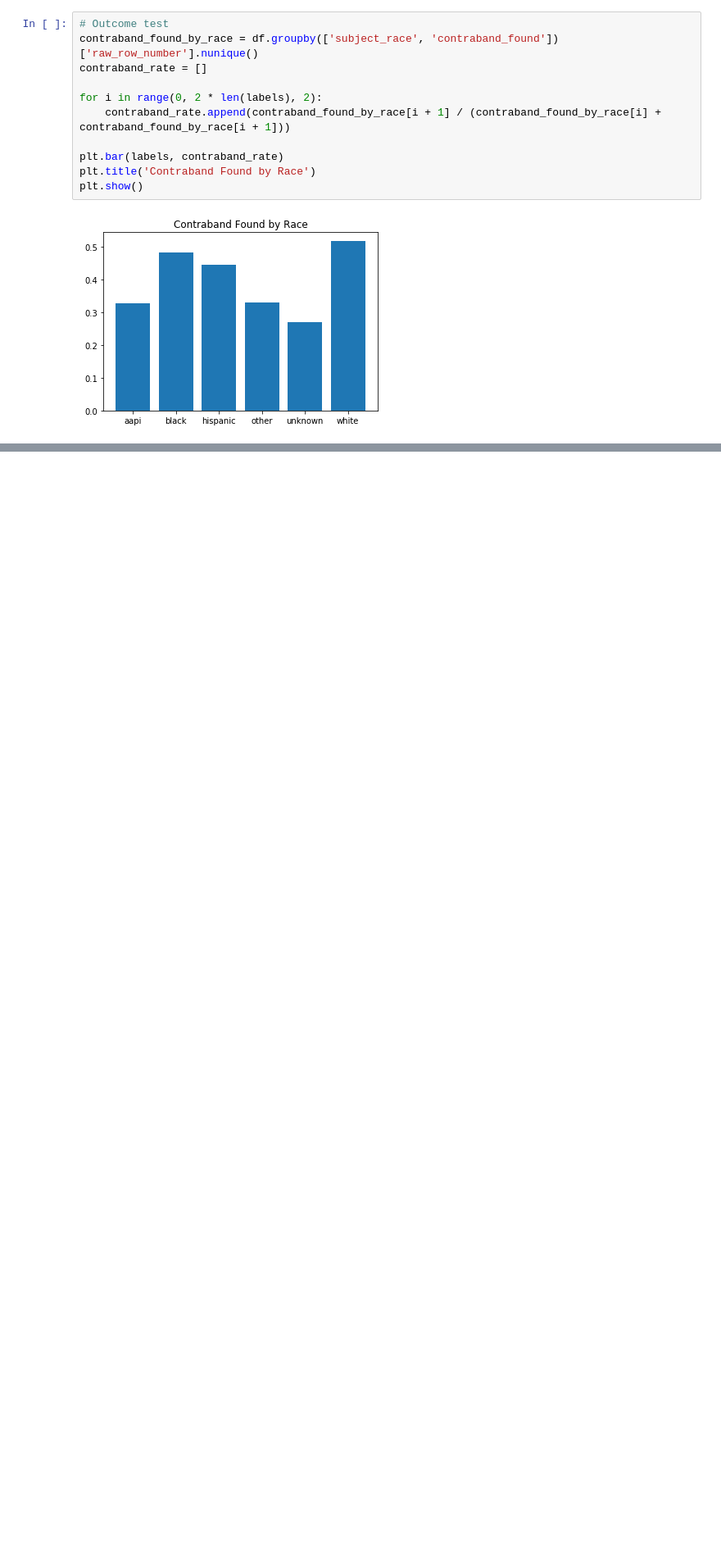
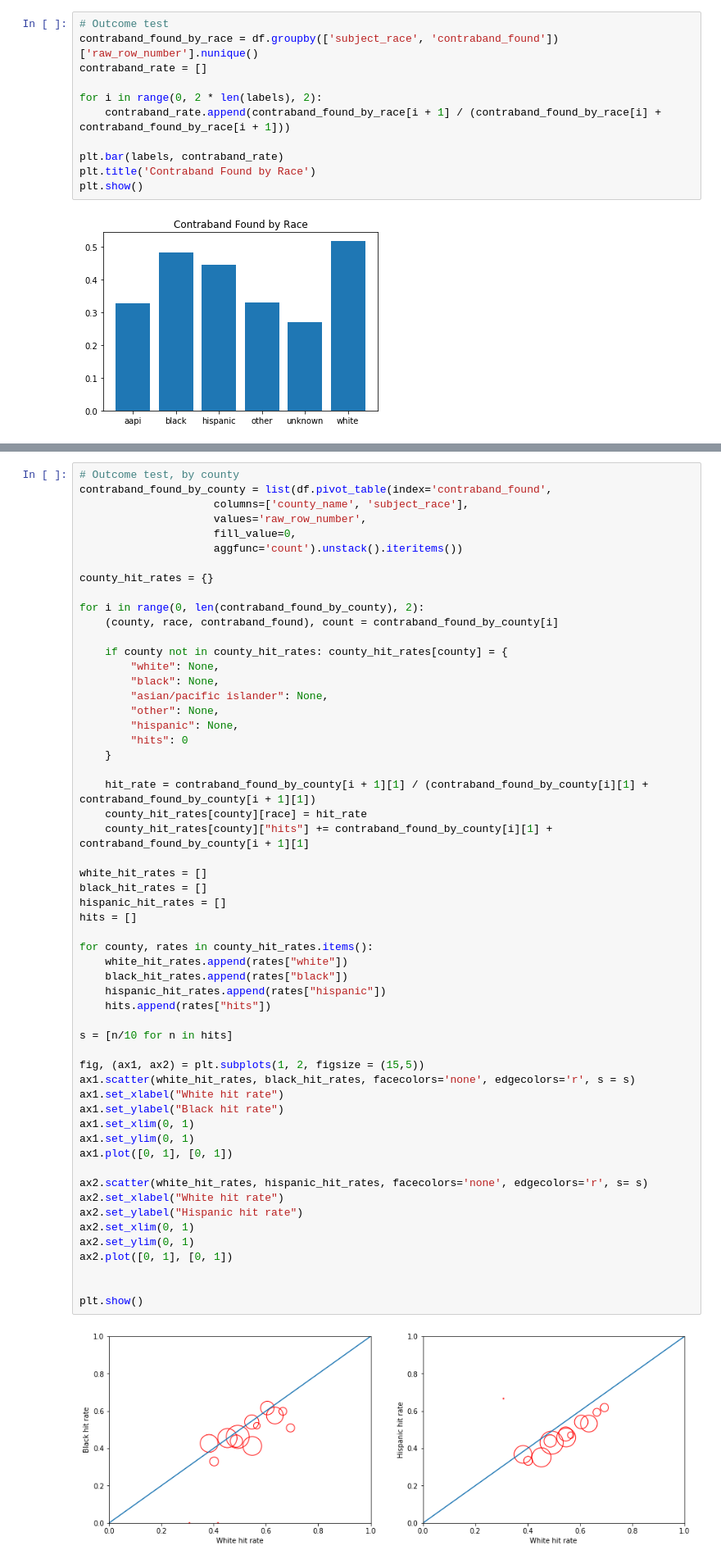
Before and after one commit to jeffreyshen19/blog, a Jupyter notebook: _code/police-stops/Police Stops.ipynb, the cells around one changed output, grey strips where cells are left out. Shown at 82% size. Cells and saved outputs as stored; diff of their text form; blank space fills up the shorter version.

Commit message:
outcome test by county

```diff
--- a/_code/police-stops/Police Stops.ipynb
+++ b/_code/police-stops/Police Stops.ipynb
@@ -131,0 +138,58 @@ As can be seen, contraband is actually found in lower rates amongst Black and Hi
+# %%
+# Outcome test, by county
+contraband_found_by_county = list(df.pivot_table(index='contraband_found',
+                     columns=['county_name', 'subject_race'],
+                     values='raw_row_number',
+                     fill_value=0,
+                     aggfunc='count').unstack().iteritems())
+
+county_hit_rates = {}
+
+for i in range(0, len(contraband_found_by_county), 2):
+    (county, race, contraband_found), count = contraband_found_by_county[i]
+
+    if county not in county_hit_rates: county_hit_rates[county] = {
+        "white": None,
+        "black": None,
+        "asian/pacific islander": None,
+        "other": None,
+        "hispanic": None,
+        "hits": 0
+    }
+
+    hit_rate = contraband_found_by_county[i + 1][1] / (contraband_found_by_county[i][1] + contraband_found_by_county[i + 1][1])
+    county_hit_rates[county][race] = hit_rate
+    county_hit_rates[county]["hits"] += contraband_found_by_county[i][1] + contraband_found_by_county[i + 1][1]
+
+white_hit_rates = []
+black_hit_rates = []
+hispanic_hit_rates = []
+hits = []
+
+for county, rates in county_hit_rates.items():
+    white_hit_rates.append(rates["white"])
+    black_hit_rates.append(rates["black"])
+    hispanic_hit_rates.append(rates["hispanic"])
+    hits.append(rates["hits"])
+
+s = [n/10 for n in hits]
+
+fig, (ax1, ax2) = plt.subplots(1, 2, figsize = (15,5))
+ax1.scatter(white_hit_rates, black_hit_rates, facecolors='none', edgecolors='r', s = s)
+ax1.set_xlabel("White hit rate")
+ax1.set_ylabel("Black hit rate")
+ax1.set_xlim(0, 1)
+ax1.set_ylim(0, 1)
+ax1.plot([0, 1], [0, 1])
+
+ax2.scatter(white_hit_rates, hispanic_hit_rates, facecolors='none', edgecolors='r', s= s)
+ax2.set_xlabel("White hit rate")
+ax2.set_ylabel("Hispanic hit rate")
+ax2.set_xlim(0, 1)
+ax2.set_ylim(0, 1)
+ax2.plot([0, 1], [0, 1])
+
+
+plt.show()
+# %% [output]
+[figure, added]
```
Also changed, not shown: parts of 4 cells of this notebook.
